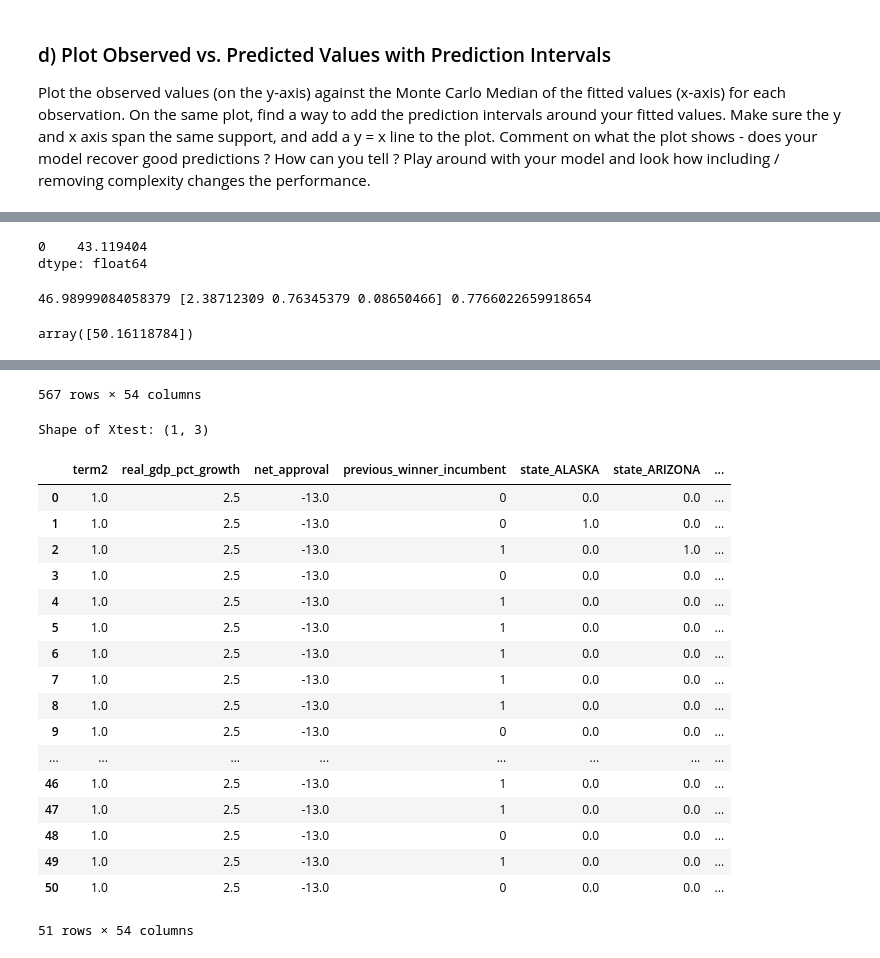
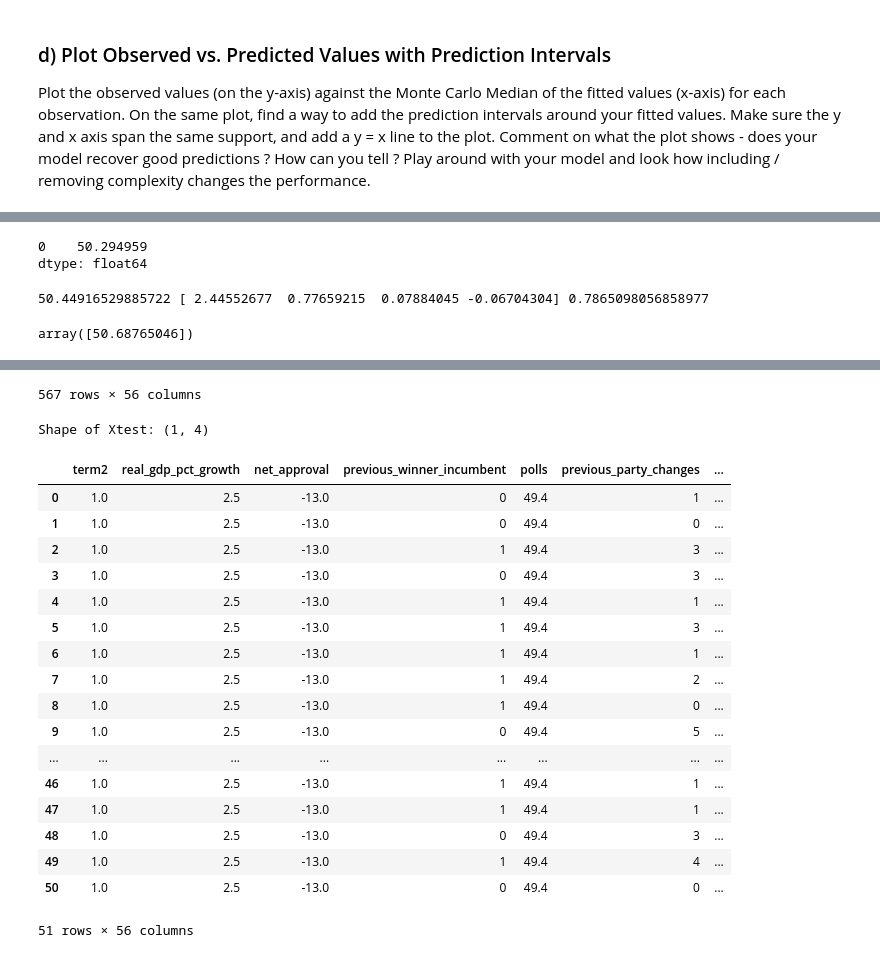
Before and after one commit to alicja-a-d/group_camp_week, a Jupyter notebook: alicja_linear_regression_camp_challenge.ipynb, the cells around one changed output, grey strips where cells are left out. Drawn from its saved outputs; the diff is of its cells as text; code cells hidden in the pictures.

```diff
--- a/alicja_linear_regression_camp_challenge.ipynb
+++ b/alicja_linear_regression_camp_challenge.ipynb
@@ -334,6 +334,32 @@ previous['previous_winner_incumbent'] = np.where(conditions[0] | conditions[1],
 previous
 
 df = pd.merge(df, previous[['year', 'state', 'previous_winner_incumbent']], on=['state', 'year'])
+# %%
+swings = pd.read_csv('variables/previous_winners.csv')
+df= pd.merge(df, swings[['year', 'state', 'previous_party_changes']], on=['state', 'year'])
+# %%
+incumbent_polls_percentage = [
+    41 / (41 + 47) * 100,  # 1976: (Incumbent Democrat + Opponent Republican)
+    62 / (62 + 33) * 100,  # 1980: (Incumbent Democrat + Opponent Republican)
+    48 / (48 + 47) * 100,  # 1984: (Incumbent Republican + Opponent Democrat)
+    52 / (52 + 40) * 100,  # 1988: (Incumbent Republican + Opponent Democrat)
+    44 / (44 + 25) * 100,  # 1992: (Incumbent Republican + Opponent Democrat)
+    43 / (43 + 39) * 100,  # 1996: (Incumbent Democrat + Opponent Republican)
+    41 / (41 + 47) * 100,  # 2000: (Incumbent Democrat + Opponent Republican)
+    44 / (44 + 50) * 100,  # 2004: (Incumbent Republican + Opponent Democrat)
+    44 / (44 + 46) * 100,  # 2008: (Incumbent Republican + Opponent Democrat)
+    48 / (48 + 44) * 100,  # 2012: (Incumbent Democrat + Opponent Republican)
+    41 / (41 + 36) * 100,  # 2016: (Incumbent Republican + Opponent Democrat)
+    45 / (45 + 50) * 100   # 2020: (Incumbent Republican + Opponent Democrat)
+]
+
+incumbent_polls_percentage
+years = list(range(1976, 2021, 4))
+
+# Create a DataFrame
+polls = pd.DataFrame({'year': years, 'polls': incumbent_polls_percentage})
+polls
+df = pd.merge(df, polls, on='year', how='left')
 # %%
 # Let's see the results of our effors
 display(df)
@@ -357,7 +383,7 @@ df.to_csv('clean_TFC_data.csv', index=False)
 # %%
 df_country = pd.merge(df_country, aux_app, on='year', how='left')
 # Let's see the results of our effors
-
+df_country = pd.merge(df_country, polls, on='year', how='left')
 
 # adding percentage of the popular vote
 df_country['pct_pop_vote_national'] = df_country['candidatevotes'] / df_country['two_party_total']*100
@@ -673,16 +700,16 @@ Xtest['term2'] = 1.0
 Xtest['real_gdp_pct_growth'] = 2.5
 Xtest['net_approval'] = -13.0
 Xtest['const'] = 1
-
+Xtest['polls'] = 49.40
 test_prediction = model.predict(Xtest)
 test_prediction
 # %% [output]
-0    43.119404
+0    50.294959
 dtype: float64
 # %%
 # scikit-learn
 from sklearn.linear_model import LinearRegression
-X = df_country[['term2','real_gdp_pct_growth','net_approval']]  #, 'previous_winner_incumbent'
+X = df_country[['term2','real_gdp_pct_growth','net_approval', 'polls']]  #, 'previous_winner_incumbent'
 y= df_country['pct_pop_vote_national']
 
 reg = LinearRegression().fit(X, y)
@@ -708,8 +735,8 @@ print(reg.intercept_, reg.coef_, reg.score(X, y))
 
 reg_prediction
 # %% [output]
-46.98999084058379 [2.38712309 0.76345379 0.08650466] 0.7766022659918654
+50.44916529885722 [ 2.44552677  0.77659215  0.07884045 -0.06704304] 0.7865098056858977
-array([50.16118784])
+array([50.68765046])
 # %%
 #for each state
 
@@ -720,7 +747,7 @@ state_dummies = pd.get_dummies(df['state'], prefix='state', drop_first=True)
 temp = pd.concat([df, state_dummies], axis=1)
 
 # Specify the columns to be included in X. Ensure all are numeric
-X = temp[['term2', 'real_gdp_pct_growth', 'net_approval', 'previous_winner_incumbent'] +
+X = temp[['term2', 'real_gdp_pct_growth', 'net_approval', 'previous_winner_incumbent', 'polls', 'previous_party_changes'] +
          state_dummies.columns.tolist()].astype(float)
 y = temp['pct_2p_vote']
 display(X)
@@ -743,6 +770,8 @@ Xtest['net_approval'] = -13.0
 #Xtest['const'] = 1
 #print(pd.DataFrame(Xtest.sum()))
 #display(Xtest.columns)
+Xtest['polls'] = 49.4
+Xtest['previous_party_changes'] = temp.groupby('state')['previous_party_changes'].last().tolist()
 display(Xtest)
 test_prediction = regression_states.predict(Xtest)
 test_prediction
@@ -762,20 +791,20 @@ test_prediction
-567 rows × 54 columns
+567 rows × 56 columns
-Shape of Xtest: (1, 3)
+Shape of Xtest: (1, 4)
-|  | term2 | real_gdp_pct_growth | net_approval | previous_winner_incumbent | state_ALASKA | state_ARIZONA | ... |
-| 0 | 1.0 | 2.5 | -13.0 | 0 | 0.0 | 0.0 | ... |
-| 1 | 1.0 | 2.5 | -13.0 | 0 | 1.0 | 0.0 | ... |
-| 2 | 1.0 | 2.5 | -13.0 | 1 | 0.0 | 1.0 | ... |
-| 3 | 1.0 | 2.5 | -13.0 | 0 | 0.0 | 0.0 | ... |
-| 4 | 1.0 | 2.5 | -13.0 | 1 | 0.0 | 0.0 | ... |
-| 5 | 1.0 | 2.5 | -13.0 | 1 | 0.0 | 0.0 | ... |
-| 6 | 1.0 | 2.5 | -13.0 | 1 | 0.0 | 0.0 | ... |
-| 7 | 1.0 | 2.5 | -13.0 | 1 | 0.0 | 0.0 | ... |
-| 8 | 1.0 | 2.5 | -13.0 | 1 | 0.0 | 0.0 | ... |
-| 9 | 1.0 | 2.5 | -13.0 | 0 | 0.0 | 0.0 | ... |
+|  | term2 | real_gdp_pct_growth | net_approval | previous_winner_incumbent | polls | previous_party_changes | ... |
+| 0 | 1.0 | 2.5 | -13.0 | 0 | 49.4 | 1 | ... |
+| 1 | 1.0 | 2.5 | -13.0 | 0 | 49.4 | 0 | ... |
+| 2 | 1.0 | 2.5 | -13.0 | 1 | 49.4 | 3 | ... |
+| 3 | 1.0 | 2.5 | -13.0 | 0 | 49.4 | 3 | ... |
+| 4 | 1.0 | 2.5 | -13.0 | 1 | 49.4 | 1 | ... |
+| 5 | 1.0 | 2.5 | -13.0 | 1 | 49.4 | 3 | ... |
+| 6 | 1.0 | 2.5 | -13.0 | 1 | 49.4 | 1 | ... |
+| 7 | 1.0 | 2.5 | -13.0 | 1 | 49.4 | 2 | ... |
+| 8 | 1.0 | 2.5 | -13.0 | 1 | 49.4 | 0 | ... |
+| 9 | 1.0 | 2.5 | -13.0 | 0 | 49.4 | 5 | ... |
 | ... | ... | ... | ... | ... | ... | ... | ... |
-| 46 | 1.0 | 2.5 | -13.0 | 1 | 0.0 | 0.0 | ... |
-| 47 | 1.0 | 2.5 | -13.0 | 1 | 0.0 | 0.0 | ... |
-| 48 | 1.0 | 2.5 | -13.0 | 0 | 0.0 | 0.0 | ... |
-| 49 | 1.0 | 2.5 | -13.0 | 1 | 0.0 | 0.0 | ... |
-| 50 | 1.0 | 2.5 | -13.0 | 0 | 0.0 | 0.0 | ... |
+| 46 | 1.0 | 2.5 | -13.0 | 1 | 49.4 | 1 | ... |
+| 47 | 1.0 | 2.5 | -13.0 | 1 | 49.4 | 1 | ... |
+| 48 | 1.0 | 2.5 | -13.0 | 0 | 49.4 | 3 | ... |
+| 49 | 1.0 | 2.5 | -13.0 | 1 | 49.4 | 4 | ... |
+| 50 | 1.0 | 2.5 | -13.0 | 0 | 49.4 | 0 | ... |
-51 rows × 54 columns
+51 rows × 56 columns
```
Also changed, not shown: parts of 10 cells of this notebook, 5 other files.
